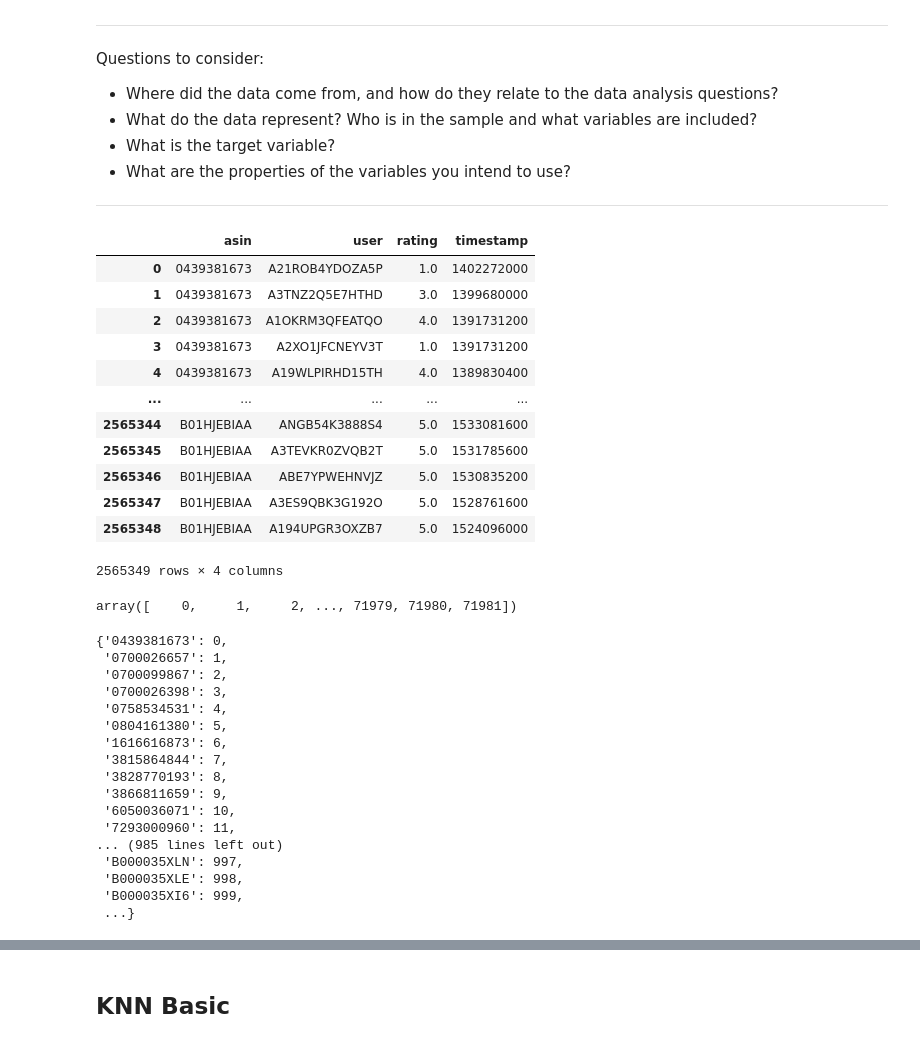
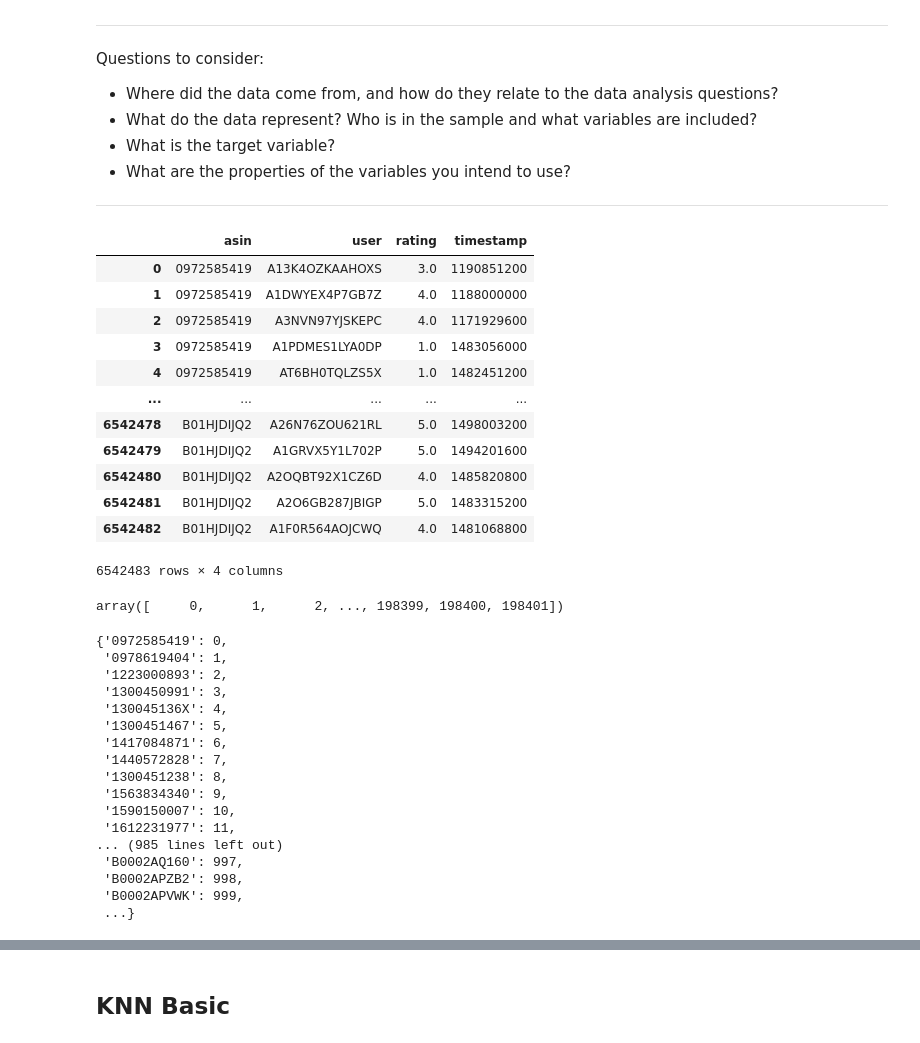
Before and after one commit to ds-leehanjin/amazon-recommender-system, a Jupyter notebook: dsc-phase4-project-rougheda.ipynb, the cells around one changed output, grey strips where cells are left out. Drawn from its saved outputs; the diff is of its cells as text; code cells hidden in the pictures.

```diff
--- a/dsc-phase4-project-rougheda.ipynb
+++ b/dsc-phase4-project-rougheda.ipynb
@@ -44,26 +42,26 @@ import seaborn as sns
 # %%
-df = pd.read_csv('data/Video_Games.csv', names=['asin', 'user', 'rating', 'timestamp'])
+df = pd.read_csv('data/Pet_Supplies.csv', names=['asin', 'user', 'rating', 'timestamp'])
 df
 # %% [output]
 |  | asin | user | rating | timestamp |
-| 0 | 0439381673 | A21ROB4YDOZA5P | 1.0 | 1402272000 |
-| 1 | 0439381673 | A3TNZ2Q5E7HTHD | 3.0 | 1399680000 |
-| 2 | 0439381673 | A1OKRM3QFEATQO | 4.0 | 1391731200 |
-| 3 | 0439381673 | A2XO1JFCNEYV3T | 1.0 | 1391731200 |
-| 4 | 0439381673 | A19WLPIRHD15TH | 4.0 | 1389830400 |
+| 0 | 0972585419 | A13K4OZKAAHOXS | 3.0 | 1190851200 |
+| 1 | 0972585419 | A1DWYEX4P7GB7Z | 4.0 | 1188000000 |
+| 2 | 0972585419 | A3NVN97YJSKEPC | 4.0 | 1171929600 |
+| 3 | 0972585419 | A1PDMES1LYA0DP | 1.0 | 1483056000 |
+| 4 | 0972585419 | AT6BH0TQLZS5X | 1.0 | 1482451200 |
 | ... | ... | ... | ... | ... |
-| 2565344 | B01HJEBIAA | ANGB54K3888S4 | 5.0 | 1533081600 |
-| 2565345 | B01HJEBIAA | A3TEVKR0ZVQB2T | 5.0 | 1531785600 |
-| 2565346 | B01HJEBIAA | ABE7YPWEHNVJZ | 5.0 | 1530835200 |
-| 2565347 | B01HJEBIAA | A3ES9QBK3G192O | 5.0 | 1528761600 |
-| 2565348 | B01HJEBIAA | A194UPGR3OXZB7 | 5.0 | 1524096000 |
+| 6542478 | B01HJDIJQ2 | A26N76ZOU621RL | 5.0 | 1498003200 |
+| 6542479 | B01HJDIJQ2 | A1GRVX5Y1L702P | 5.0 | 1494201600 |
+| 6542480 | B01HJDIJQ2 | A2OQBT92X1CZ6D | 4.0 | 1485820800 |
+| 6542481 | B01HJDIJQ2 | A2O6GB287JBIGP | 5.0 | 1483315200 |
+| 6542482 | B01HJDIJQ2 | A1F0R564AOJCWQ | 4.0 | 1481068800 |
-2565349 rows × 4 columns
+6542483 rows × 4 columns
 # %%
 asin_list = df['asin'].unique()
 # %%
 np.arange(len(asin_list))
 # %% [output]
-array([    0,     1,     2, ..., 71979, 71980, 71981])
+array([     0,      1,      2, ..., 198399, 198400, 198401])
 # %%
 asin_lookup = dict(zip(np.arange(len(asin_list)), asin_list))
 # %%
@@ -71,22 +69,22 @@ asin_map = dict(zip(asin_list, np.arange(len(asin_list))))
 # %%
 asin_map
 # %% [output]
-{'0439381673': 0,
- '0700026657': 1,
- '0700099867': 2,
- '0700026398': 3,
- '0758534531': 4,
- '0804161380': 5,
- '1616616873': 6,
- '3815864844': 7,
- '3828770193': 8,
- '3866811659': 9,
- '6050036071': 10,
- '7293000960': 11,
+{'0972585419': 0,
+ '0978619404': 1,
+ '1223000893': 2,
+ '1300450991': 3,
+ '130045136X': 4,
+ '1300451467': 5,
+ '1417084871': 6,
+ '1440572828': 7,
+ '1300451238': 8,
+ '1563834340': 9,
+ '1590150007': 10,
+ '1612231977': 11,
 ... (985 lines left out)
- 'B000035XLN': 997,
- 'B000035XLE': 998,
- 'B000035XI6': 999,
+ 'B0002AQ160': 997,
+ 'B0002APZB2': 998,
+ 'B0002APVWK': 999,
  ...}
 # %%
 df['asin'] = df['asin'].map(asin_map)
```
Also changed, not shown: parts of 90 cells of this notebook, 3 other files.
